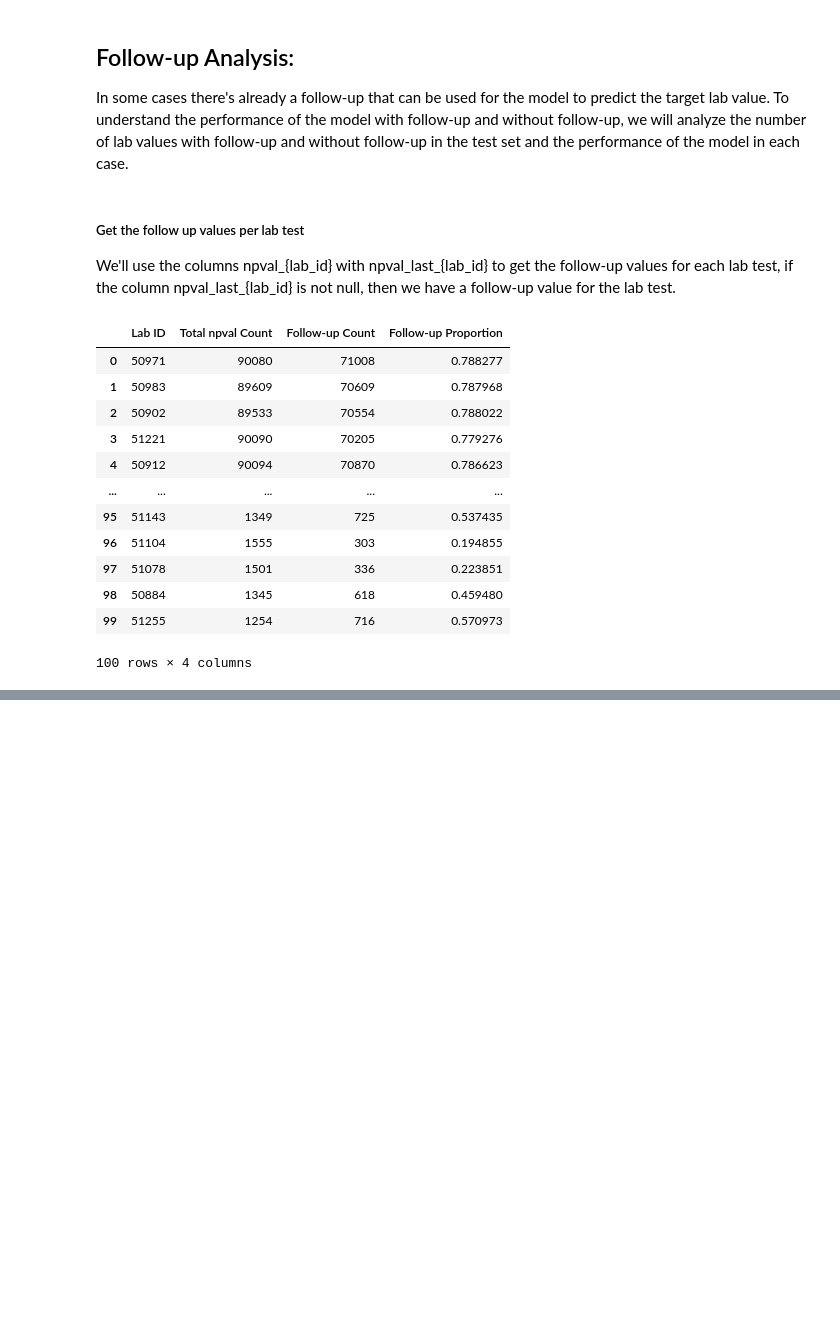
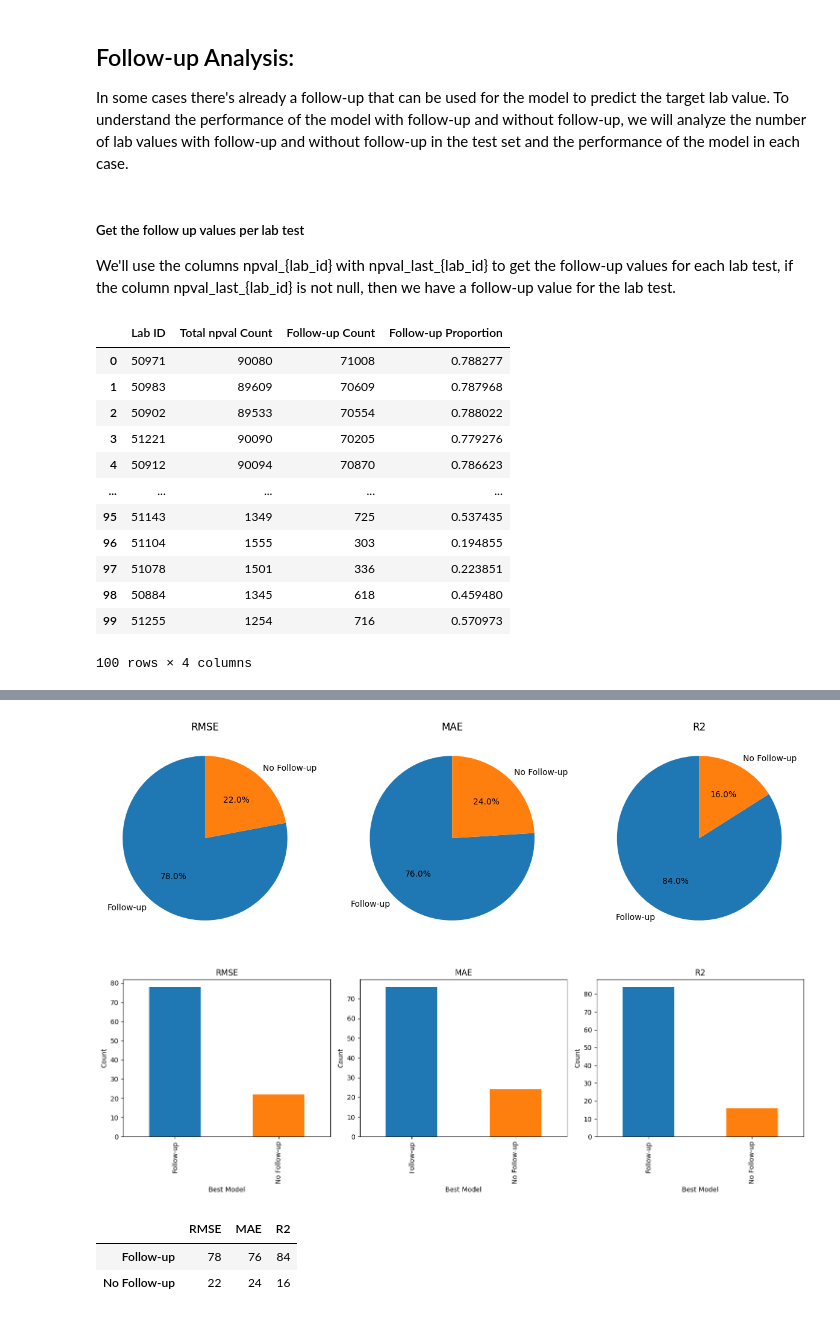
Before and after one commit to dsrestrepo/TabularMAE_LabFoundation, a Jupyter notebook: results_analysis.ipynb, the cells around one changed output, grey strips where cells are left out. Cells and saved outputs as stored; diff of their text form; code cells hidden in the pictures; blank space fills up the shorter version.

```diff
--- a/results_analysis.ipynb
+++ b/results_analysis.ipynb
@@ -607,0 +610,4 @@ comparison_df
+# %%
+followup_df = pd.read_csv('results/results_test_mae_xgb_follow_up.csv')
+followup_df.Column = followup_df.Column.str.replace('npval_', '')
+followup_df
@@ -607,0 +628,11 @@ comparison_df
+# %%
+# Pivoting the DataFrame to organize by Follow-Up and column for easier comparison
+df_pivot = followup_df.pivot_table(index='Column', columns='Follow-Up', values=['RMSE', 'MAE', 'R2'], aggfunc='first')
+df_pivot.columns = [f'{metric}_{model}' for metric, model in df_pivot.columns]
+
+# Sort the dataset by the most popular labs
+df_pivot['Popularity'] = df_pivot.index.map(most_popular_labs)
+df_pivot.sort_values('Popularity', ascending=False, inplace=True)
+
+# Display the organized dataset
+df_pivot
@@ -607,0 +654,59 @@ comparison_df
+# %%
+# Function to determine which model performs better per lab per metric
+def best_model(row):
+    best_per_lab = {}
+    for metric in ['RMSE', 'MAE', 'R2']:
+        xgb_col = f'{metric}_with_follow_up'
+        mae_col = f'{metric}_without_follow_up'
+        if metric == 'R2':
+            best_per_lab[metric] = 'Follow-up' if row[xgb_col] > row[mae_col] else 'No Follow-up'  # Higher R2 is better
+        else:
+            best_per_lab[metric] = 'Follow-up' if row[xgb_col] < row[mae_col] else 'No Follow-up'  # Lower RMSE/MAE is better
+    return best_per_lab
+
+# Create a dictionary with the best model per lab per metric
+best_model_dict = df_pivot.apply(best_model, axis=1).to_dict()
+
+# Retrieve the default color cycle
+default_colors = plt.rcParams['axes.prop_cycle'].by_key()['color']
+
+# Plot a pie chart to show the distribution of the best models per metric
+fig, axs = plt.subplots(1, 3, figsize=(15, 5))
+for i, metric in enumerate(['RMSE', 'MAE', 'R2']):
+    best_model_series = pd.Series({k: v[metric] for k, v in best_model_dict.items()})
+
+    # Ensure MAE is the second element so it gets the second color (orange by default)
+    ordered_series = best_model_series.value_counts().reindex(['Follow-up', 'No Follow-up'])
+
+    ordered_series.plot.pie(ax=axs[i], autopct='%1.1f%%', startangle=90, colors=default_colors[:len(ordered_series)], title=metric)
+    axs[i].set_ylabel('')
+
+# Plot a bar chart to show the distribution of the best models per metric
+fig, axs = plt.subplots(1, 3, figsize=(15, 5))
+for i, metric in enumerate(['RMSE', 'MAE', 'R2']):
+    best_model_series = pd.Series({k: v[metric] for k, v in best_model_dict.items()})
+
+    # Ensure MAE is the second element so it gets the default orange color
+    ordered_series = best_model_series.value_counts().reindex(['Follow-up', 'No Follow-up'])
+
+    ordered_series.plot.bar(ax=axs[i], color=default_colors[:len(ordered_series)], title=metric)
+    axs[i].set_ylabel('Count')
+    axs[i].set_xlabel('Best Model')
+
+plt.tight_layout()
+plt.show()
+
+# Plot the bar chart for distribution of the best models per metric as a table for easier comparison
+best_model_df = {}
+for metric in ['RMSE', 'MAE', 'R2']:
+    best_model_series = pd.Series({k: v[metric] for k, v in best_model_dict.items()})
+    best_model_df[metric] = best_model_series.value_counts()
+
+best_model_df = pd.DataFrame(best_model_df)
+best_model_df
+# %% [output]
+[figure, added]
+[figure, added]
+|  | RMSE | MAE | R2 |
+| Follow-up | 78 | 76 | 84 |
+| No Follow-up | 22 | 24 | 16 |
```
Also changed, not shown: parts of 11 cells of this notebook, 11 other files.
